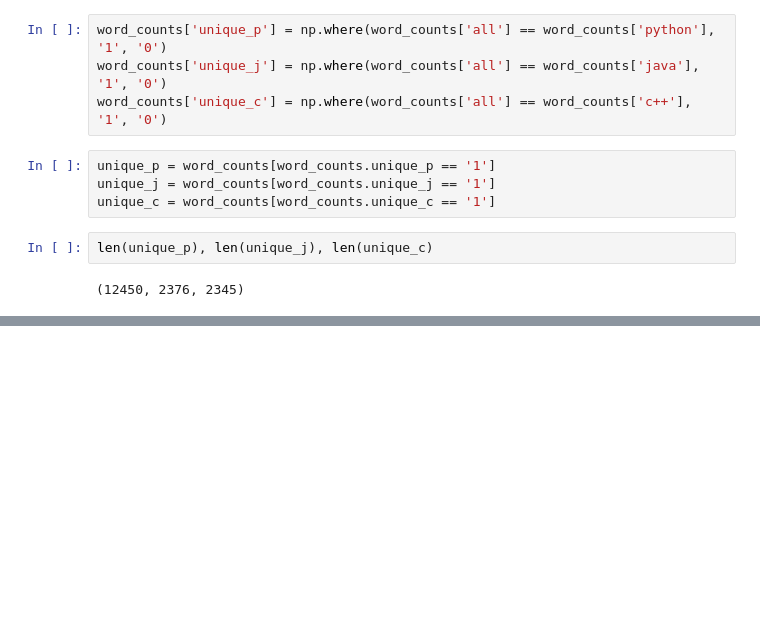
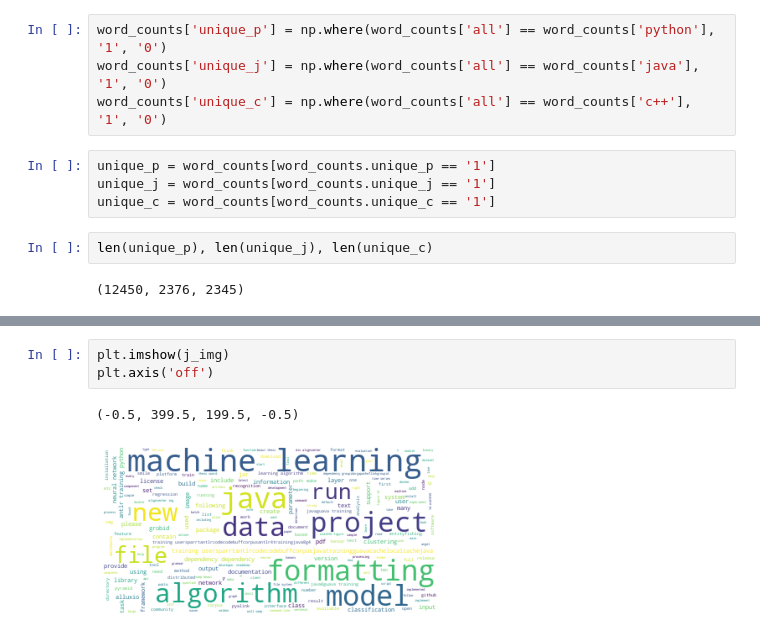
Before and after one commit to brandyn-oliver-jesse-nlp/github-readme-languages, a Jupyter notebook: explore_model_waterman.ipynb, the cells around one changed output, grey strips where cells are left out. Drawn from its saved outputs; the diff is of its cells as text; blank space fills up the shorter version.

```diff
--- a/explore_model_waterman.ipynb
+++ b/explore_model_waterman.ipynb
@@ -417,0 +515,6 @@ len(unique_p), len(unique_j), len(unique_c)
+# %%
+plt.imshow(j_img)
+plt.axis('off')
+# %% [output]
+(-0.5, 399.5, 199.5, -0.5)
+[figure, added]
```
Also changed, not shown: parts of 22 cells of this notebook.
